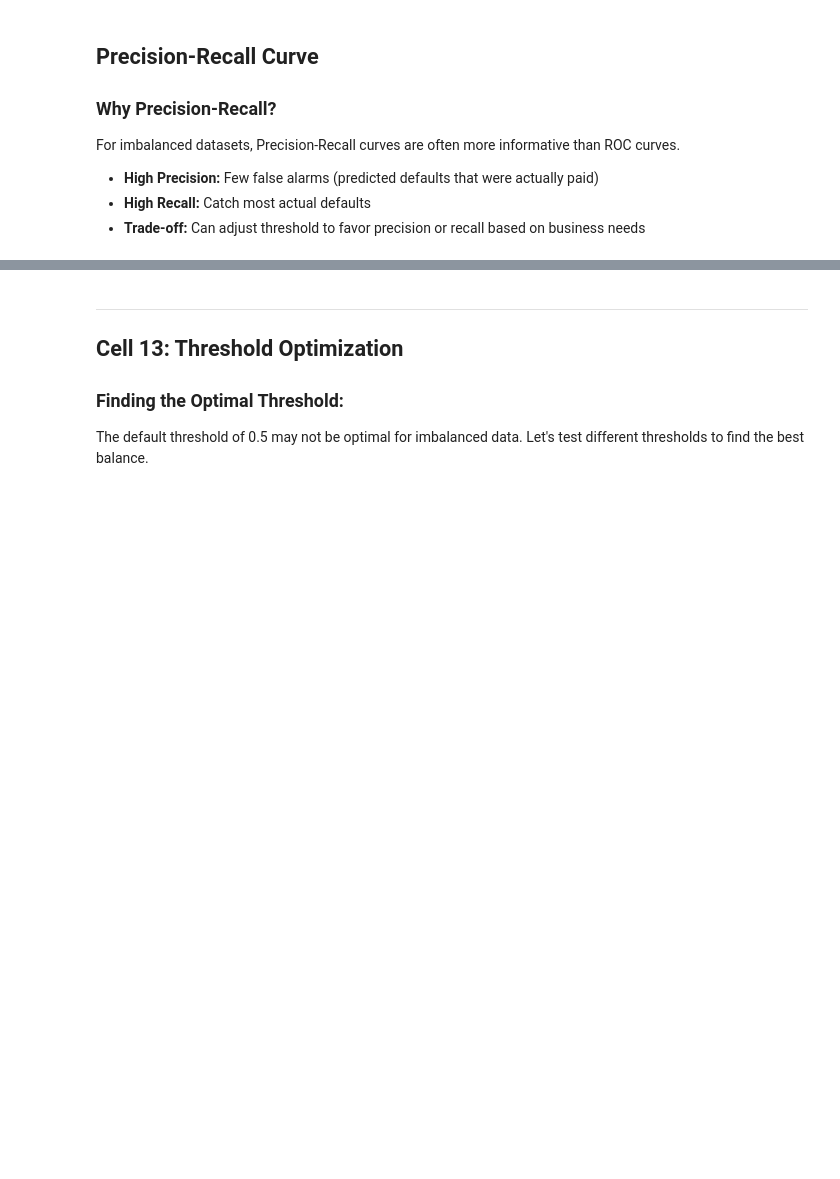
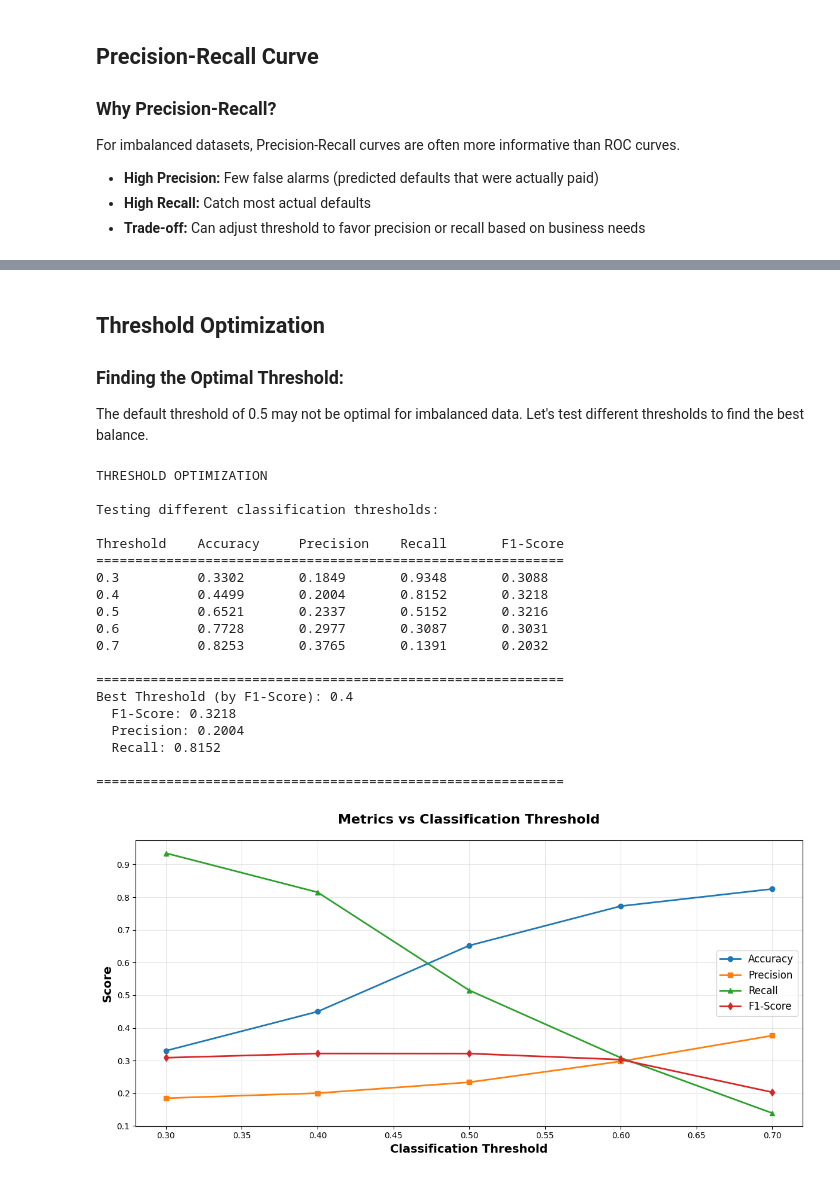
Before and after one commit to rlogwood/fs-rl-notebooks, a Jupyter notebook: assignments/unit4_deep_learning_with_tensorflow_and_keras/Unit4_CourseEndProject/LendingClubLoanDataAnalysis/LendingClubLoanDataAnalysis.ipynb, the cells around one changed output, grey strips where cells are left out. Saved outputs shown, nothing was run; the diff lists cells and outputs as text; code cells hidden in the pictures; blank space fills up the shorter version.

```diff
--- a/assignments/unit4_deep_learning_with_tensorflow_and_keras/Unit4_CourseEndProject/LendingClubLoanDataAnalysis/LendingClubLoanDataAnalysis.ipynb
+++ b/assignments/unit4_deep_learning_with_tensorflow_and_keras/Unit4_CourseEndProject/LendingClubLoanDataAnalysis/LendingClubLoanDataAnalysis.ipynb
@@ -1003,14 +1005,11 @@ NameError: name 'precision_recall_curve' is not defined
 # %% [markdown]
----
-## Cell 13: Threshold Optimization
+## Threshold Optimization
 
 ### Finding the Optimal Threshold:
 The default threshold of 0.5 may not be optimal for imbalanced data.
 Let's test different thresholds to find the best balance.
 # %%
-print("="*60)
-print("THRESHOLD OPTIMIZATION")
-print("="*60)
+tu.print_heading("THRESHOLD OPTIMIZATION")
 
 # Test different thresholds
 thresholds_to_test = [0.3, 0.4, 0.5, 0.6, 0.7]
@@ -1034,31 +1033,52 @@ for threshold in thresholds_to_test:
         'precision': prec,
         'recall': rec,
         'f1': f1
     })
 
     print(f"{threshold:<12.1f} {acc:<12.4f} {prec:<12.4f} {rec:<12.4f} {f1:<12.4f}")
 
 # Find best threshold by F1-score
 best_result = max(results, key=lambda x: x['f1'])
 print("\n" + "="*60)
 print(f"Best Threshold (by F1-Score): {best_result['threshold']:.1f}")
 print(f"  F1-Score: {best_result['f1']:.4f}")
 print(f"  Precision: {best_result['precision']:.4f}")
 print(f"  Recall: {best_result['recall']:.4f}")
 print("\n" + "="*60)
 
 # Visualize
 threshold_df = pd.DataFrame(results)
 plt.figure(figsize=(12, 6))
 plt.plot(threshold_df['threshold'], threshold_df['accuracy'], marker='o', label='Accuracy', linewidth=2)
 plt.plot(threshold_df['threshold'], threshold_df['precision'], marker='s', label='Precision', linewidth=2)
 plt.plot(threshold_df['threshold'], threshold_df['recall'], marker='^', label='Recall', linewidth=2)
 plt.plot(threshold_df['threshold'], threshold_df['f1'], marker='d', label='F1-Score', linewidth=2)
 plt.xlabel('Classification Threshold', fontsize=14, fontweight='bold')
 plt.ylabel('Score', fontsize=14, fontweight='bold')
 plt.title('Metrics vs Classification Threshold', fontsize=16, fontweight='bold', pad=20)
 plt.legend(fontsize=12)
 plt.grid(alpha=0.3)
 plt.tight_layout()
 plt.show()
+# %% [output]
+THRESHOLD OPTIMIZATION
+
+Testing different classification thresholds:
+
+Threshold    Accuracy     Precision    Recall       F1-Score
+============================================================
+0.3          0.3302       0.1849       0.9348       0.3088
+0.4          0.4499       0.2004       0.8152       0.3218
+0.5          0.6521       0.2337       0.5152       0.3216
+0.6          0.7728       0.2977       0.3087       0.3031
+0.7          0.8253       0.3765       0.1391       0.2032
+
+============================================================
+Best Threshold (by F1-Score): 0.4
+  F1-Score: 0.3218
+  Precision: 0.2004
+  Recall: 0.8152
+
+============================================================
+[figure, added]
 # %% [markdown]
```
Also changed, not shown: parts of 11 cells of this notebook.
